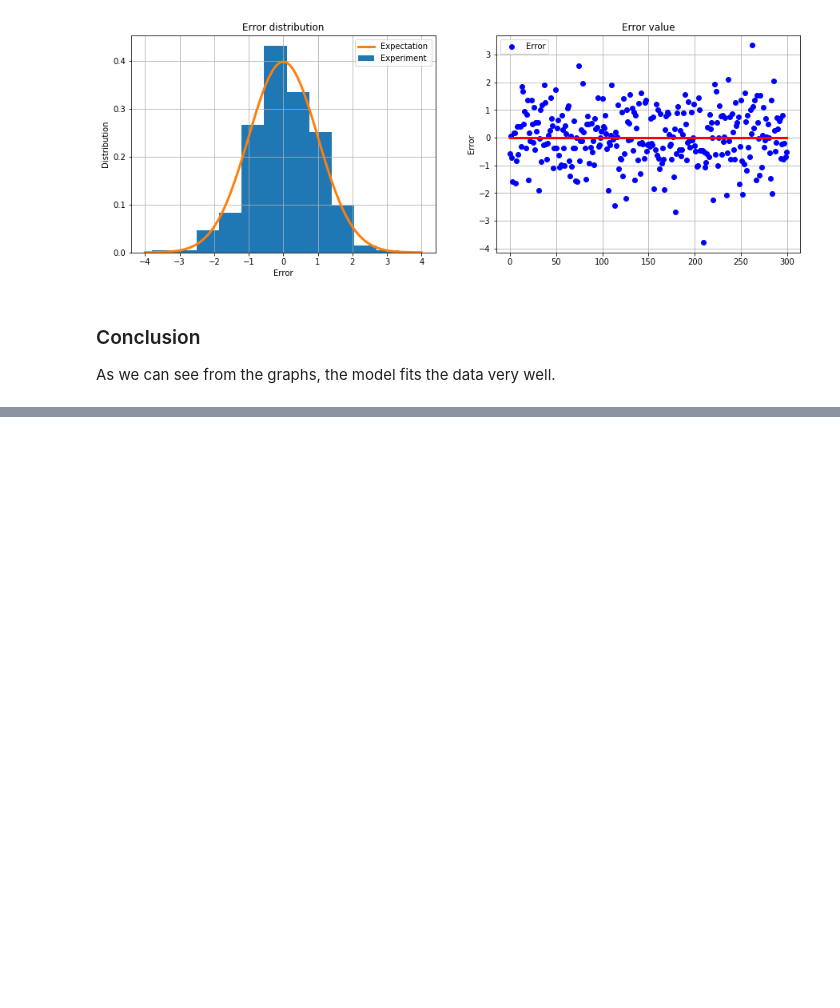
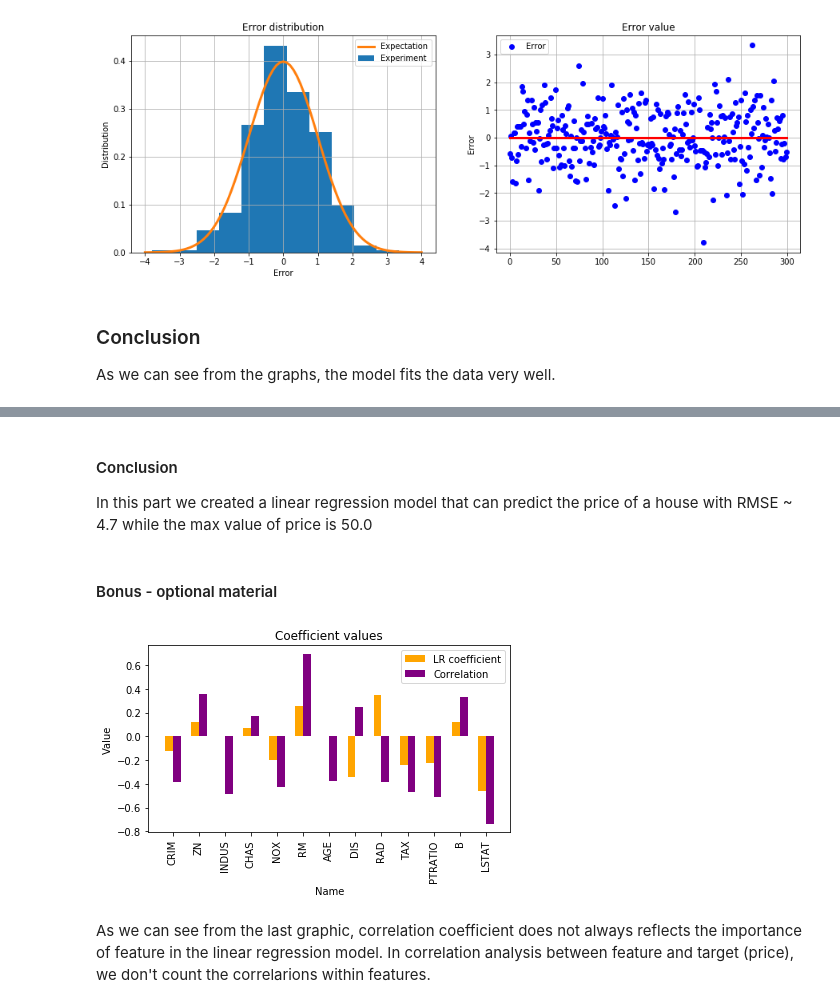
Before and after one commit to nguyenbh1507/TIC-Data-Science-1, a Jupyter notebook: Session3/Linear-regression-and-evaluation.ipynb, the cells around one changed output, grey strips where cells are left out. Saved outputs shown, nothing was run; the diff lists cells and outputs as text; code cells hidden in the pictures; blank space fills up the shorter version.

```diff
--- a/Session3/Linear-regression-and-evaluation.ipynb
+++ b/Session3/Linear-regression-and-evaluation.ipynb
@@ -180,0 +388,38 @@ As we can see from the graphs, the model fits the data very well.
+# %% [markdown]
+#### Conclusion
+In this part we created a linear regression model that can predict the price of a house with RMSE ~ 4.7 while the max value of price is 50.0
+# %% [markdown]
+#### Bonus - optional material
+# %%
+# standardize and retrain model to see what happens with coefficients
+from sklearn.preprocessing import StandardScaler as stdS
+from matplotlib.ticker import MaxNLocator
+
+X = stdS().fit_transform(boston_dataset.data)
+Y = stdS().fit_transform(boston_dataset.target.reshape(-1,1))
+Xtrain, Xtest, Ytrain, Ytest = train_test_split(X, Y, test_size=0.2, random_state=5)
+
+
+lr_coef = linear_model.LinearRegression().fit(Xtrain, Ytrain).coef_[0]
+co_coef = correlation_matrix.PRICE.tolist()[:-1]
+indices = np.arange(len(lr_coef))
+names = boston_dataset.feature_names
+
+bar_width = 0.3
+fig, ax = plt.subplots()
+# visualize model coefficients
+rects1 = ax.bar(indices, lr_coef, bar_width, color='orange', label='LR coefficient')
+# visualize correlation coefficients
+rects2 = ax.bar(indices+bar_width, co_coef, bar_width, color='purple', label='Correlation')
+ax.set_xlabel('Name')
+ax.set_ylabel('Value')
+ax.set_title('Coefficient values')
+ax.set_xticks(indices + bar_width / 2)
+ax.set_xticklabels(names, rotation=90)
+fig.tight_layout()
+plt.legend()
+plt.show()
+# %% [output]
+[figure, added]
+# %% [markdown]
+As we can see from the last graphic, correlation coefficient does not always reflects the importance of feature in the linear regression model. In correlation analysis between feature and target (price), we don't count the correlarions within features.
```
Also changed, not shown: parts of 29 cells of this notebook, 7 other files.
